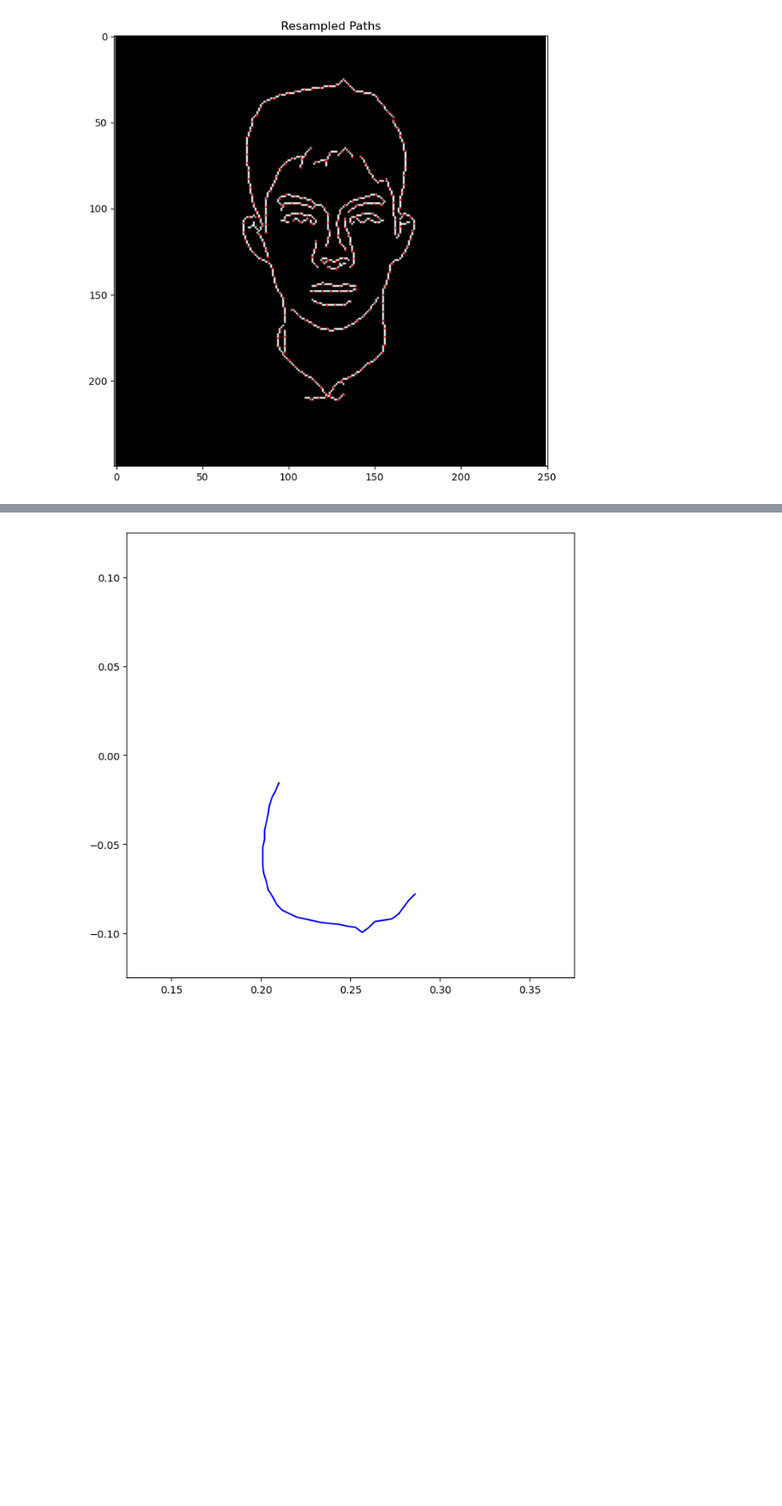
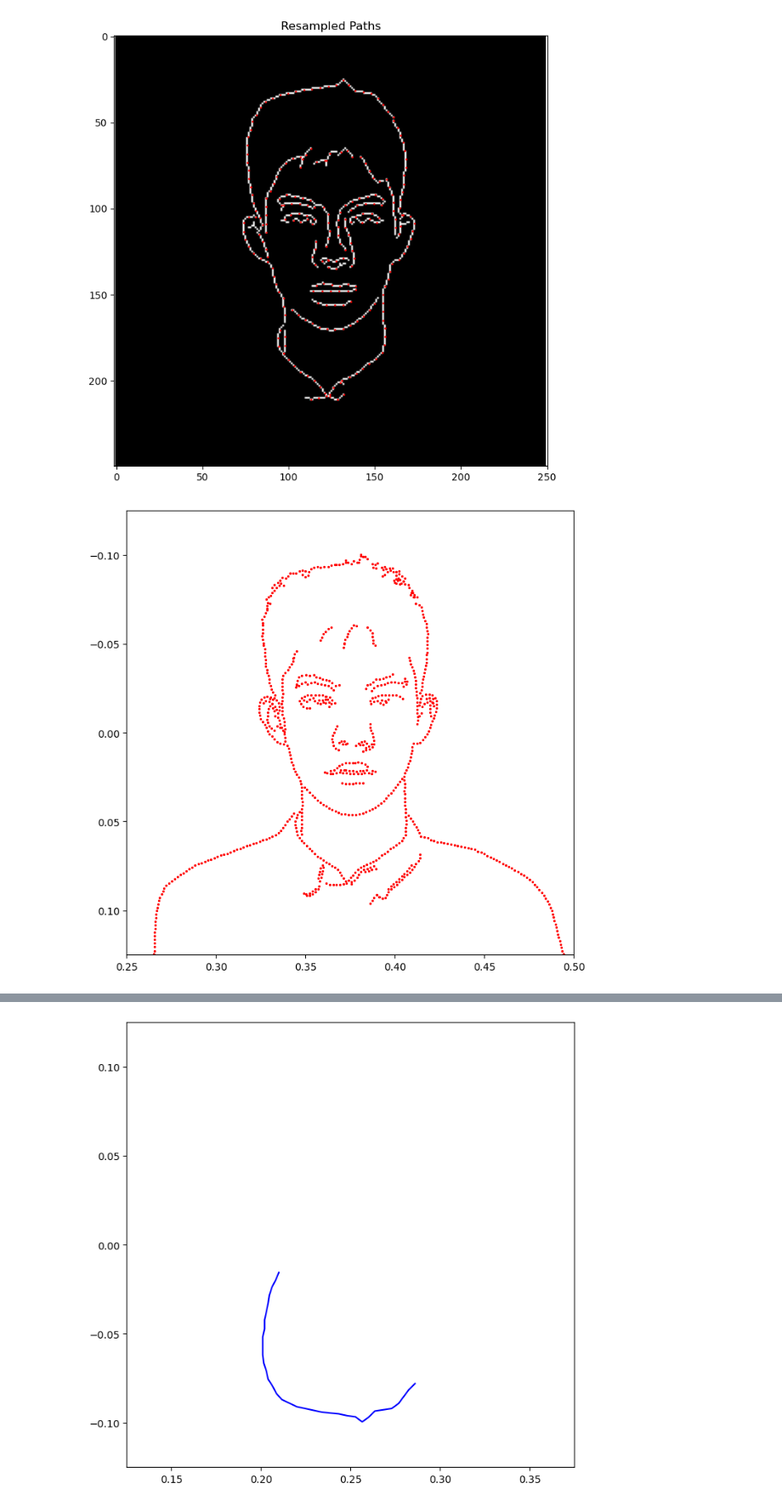
Before and after one commit to Chainathan/RobotDrawing, a Jupyter notebook: scripts/test_sai.ipynb, the cells around one changed output, grey strips where cells are left out. Shown: that part at 85% size. Cells and saved outputs as stored; diff of their text form; code cells hidden in the pictures; blank space fills up the shorter version.

```diff
--- a/scripts/test_sai.ipynb
+++ b/scripts/test_sai.ipynb
@@ -21,12 +64,43 @@ robot = RobotClass()
 # %%
 image_path = r'/home/toycoin/Documents/RobotDrawing/my_picture.jpg'
 from path_planning_utils import generate_sketch_paths
+import matplotlib.pyplot as plt
 debug = True
 resampled_paths = generate_sketch_paths(image_path, target_spacing=5.0, size=(.25,.25), debug=debug)
-# robot.draw_image(image_path, debug=True)
+# resampled_paths, skeleton = generate_sketch_paths(image_path, target_spacing=7.0, size=None, debug=debug)
+resampled_paths.sort(key=len, reverse=True)
 # %% [output]
 size: (0.25, 0.25)
 Number of points in original Image: 1371
 Number of points after skeletonization: 1092
 Number of points after resampling: 257
 [figure]
+# %%
+i=0
+# %%
+import numpy as np
+def convert_to_canvas_coords(path):
+    path = np.array(path)
+    path[:, 0] = path[:, 0] * 250 / (1000 * 600)
+    path[:, 1] = path[:, 1] * 250 / (1000 * 600)
+    path[:, 0] = path[:, 0] + 0.25
+    path[:, 1] = path[:, 1] + -0.125
+    return path
+# %%
+
+plt.figure(figsize=(8,8))
+# plt.imshow(skeleton, cmap='gray')
+i = i+1
+for i in range(len(resampled_paths)):
+    path = resampled_paths[i]
+    path = convert_to_canvas_coords(path)
+    # print(f'Path {i+1}/{len(resampled_paths)}. Path length: {len(path)}')
+    plt.scatter(path[:, 0], path[:, 1], s=2, c='r')
+# plt.xlim(0, 250)
+# plt.ylim(0, 250)
+plt.xlim(0.25, 0.25 + .25)
+plt.ylim(-.125, -.125+.25)
+plt.gca().invert_yaxis()
+plt.show()
+# %% [output]
+[figure, added]
```
Also changed, not shown: parts of 20 cells of this notebook, 1 other file.
